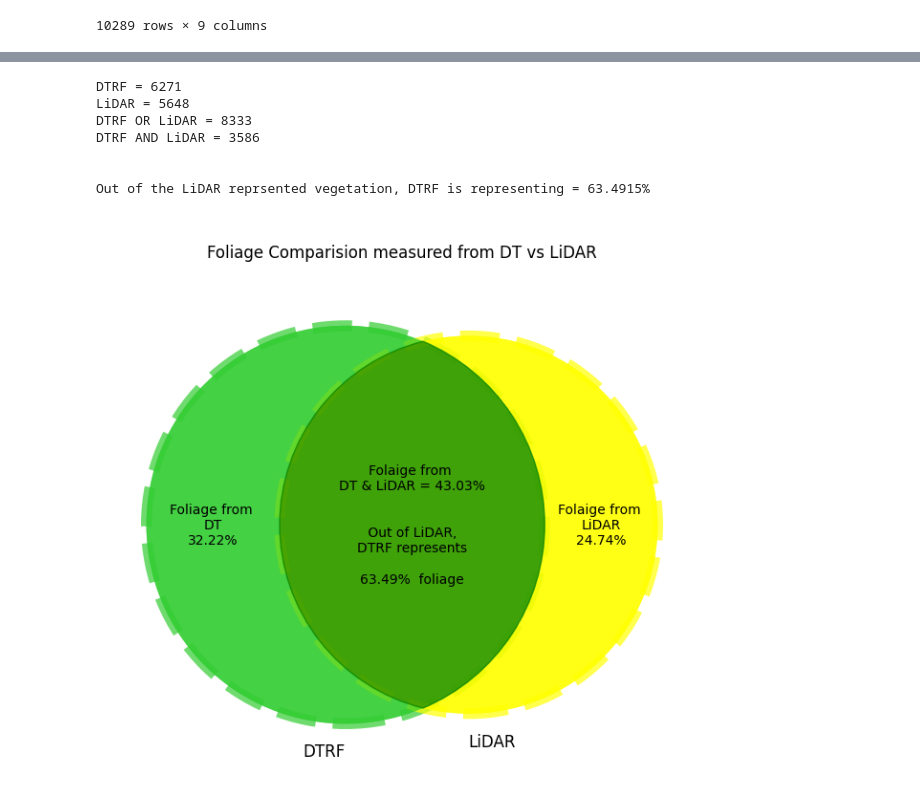
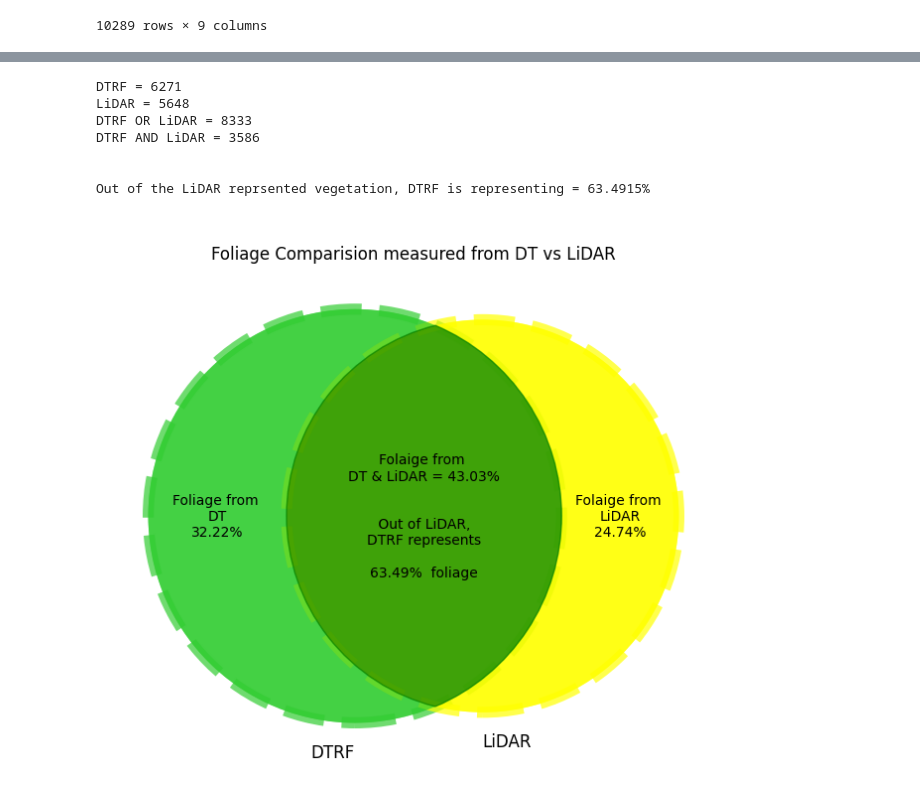
Before and after one commit to hshaikusa/DigitalTwin, a Jupyter notebook: code/utils/foliage_results_analysis.ipynb, the cells around one changed output, grey strips where cells are left out. Cells and saved outputs as stored; diff of their text form; code cells hidden in the pictures.

Commit message:
Final Code changes and data files related to results analysis
Final code changes related to foliage_results_analysis. Contains the data used and generated and changes to notebook.

```diff
--- a/code/utils/foliage_results_analysis.ipynb
+++ b/code/utils/foliage_results_analysis.ipynb
@@ -179,35 +179,35 @@ vc[1].set_lw(8.0)
 vc[1].set_ls('dashed')
 vc[1].set_color('yellow')
 vc[1].set_alpha(0.7)
 
 
 v1 = venn2(
     subsets= [dtrf, lidar],
     set_labels=['DTRF', 'LiDAR'],
     set_colors=['limegreen', 'yellow'], alpha=0.7,
     #subset_label_formatter=lambda x: f"{(x/len(dtrf_lidar)):1.0%}"
     subset_label_formatter=lambda x: str(x) + "\n(" + f"{(x/len(dtrf_or_lidar)):1.0%}" + ")"
 )
 
 v1.get_label_by_id('10').set_text('Foliage from \nDT\n{:.2f}%'.format(len(dtrf-lidar)/len(dtrf_or_lidar) * 100))
 v1.get_label_by_id('01').set_text('Folaige from \nLiDAR\n{:.2f}%'.format(len(lidar-dtrf)/len(dtrf_or_lidar) * 100))
 v1.get_label_by_id('11').set_text('Folaige from \nDT & LiDAR = {:.2f}%\n\n\n Out of LiDAR, \nDTRF represents\n\n{:.2f}%  foliage'.format((len(dtrf&lidar)/len(dtrf_or_lidar) * 100),len(dtrf_and_lidar)/len(lidar) * 100))
 v1.get_patch_by_id("11").set_color("green")
 
 # title of the venn diagram
-plt.title("\nFoliage Comparision measured from DT vs LiDAR\n")
+plt.title("\nFoliage Comparision measured from DT vs LiDAR")
 
 plt.savefig(r"C:\Users\Hashim\GitHub\DigitalTwin\code\ultralytics\examples\datasets\Grid_SubSample_2_DTRF_LiDAR_results.png")
 plt.show()
 # %% [output]
 DTRF = 6271
 LiDAR = 5648
 DTRF OR LiDAR = 8333
 DTRF AND LiDAR = 3586
 
 
 Out of the LiDAR reprsented vegetation, DTRF is representing = 63.4915%
-[figure, old version]
+[figure, new version]
 # %%
 import pandas as pd
 import matplotlib.pyplot as plt
```
Also changed, not shown: parts of 8 cells of this notebook, 11 other files.
